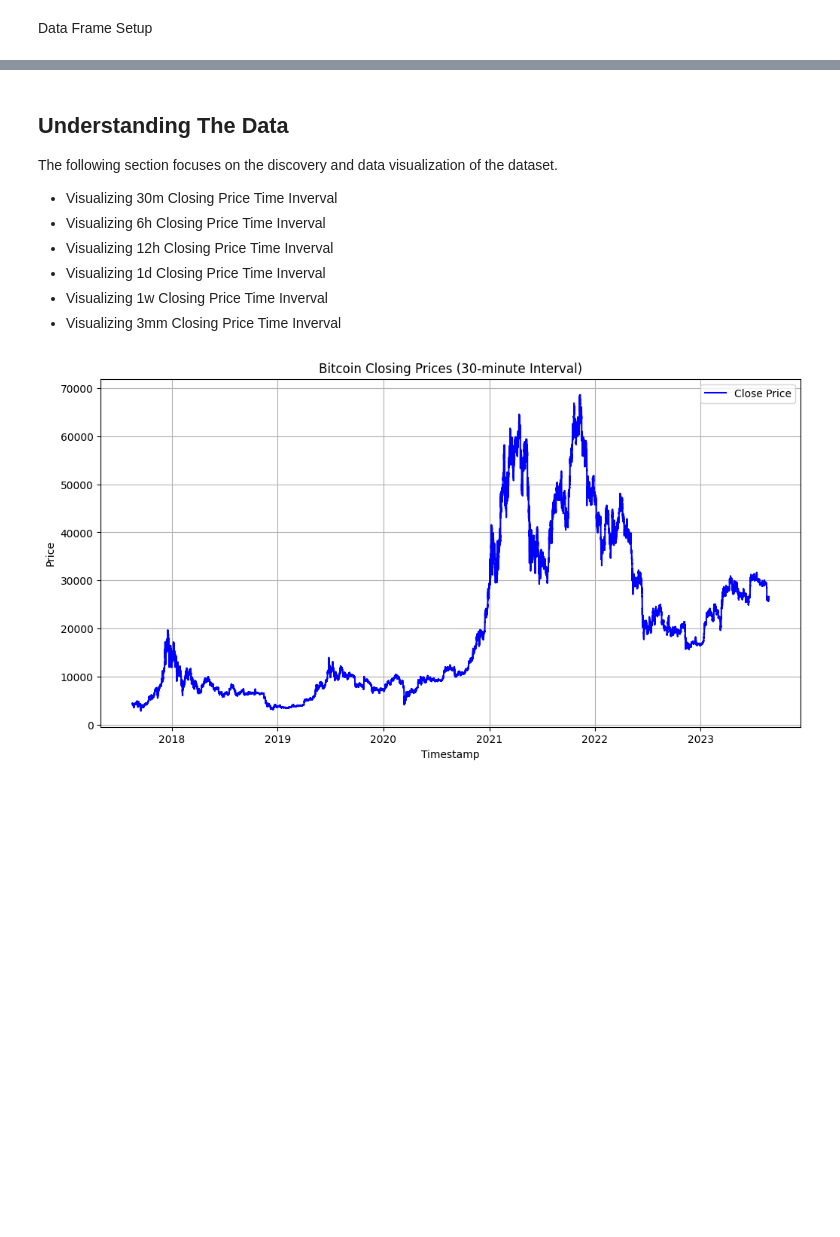
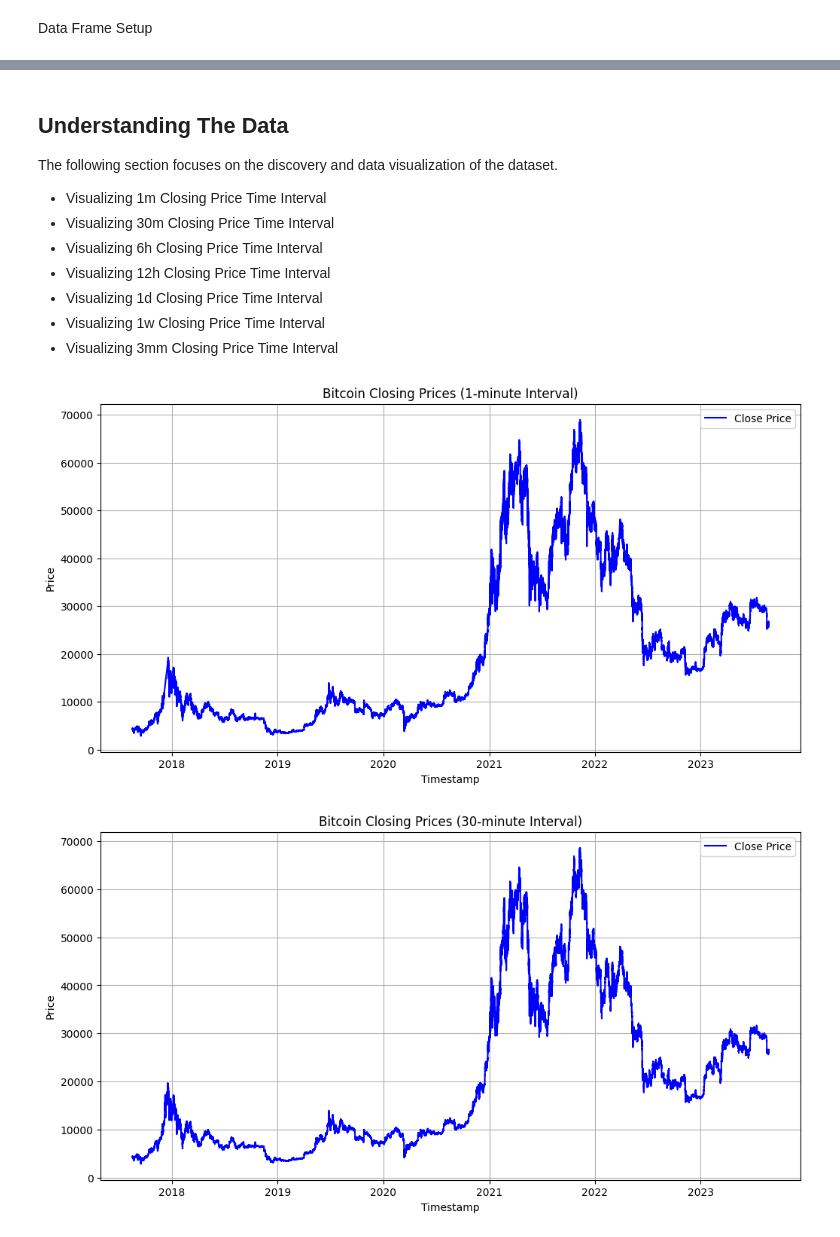
Before and after one commit to deeckn/bitcoin-predictions, a Jupyter notebook: main.ipynb, the cells around one changed output, grey strips where cells are left out. Saved outputs shown, nothing was run; the diff lists cells and outputs as text; code cells hidden in the pictures; blank space fills up the shorter version.

```diff
--- a/main.ipynb
+++ b/main.ipynb
@@ -38,12 +38,13 @@ btc_price_history.head()
 ## Understanding The Data
 The following section focuses on the discovery and data visualization of the dataset.
 
-- Visualizing 30m Closing Price Time Inverval
-- Visualizing 6h Closing Price Time Inverval
-- Visualizing 12h Closing Price Time Inverval
-- Visualizing 1d Closing Price Time Inverval
-- Visualizing 1w Closing Price Time Inverval
-- Visualizing 3mm Closing Price Time Inverval
+- Visualizing 1m Closing Price Time Interval
+- Visualizing 30m Closing Price Time Interval
+- Visualizing 6h Closing Price Time Interval
+- Visualizing 12h Closing Price Time Interval
+- Visualizing 1d Closing Price Time Interval
+- Visualizing 1w Closing Price Time Interval
+- Visualizing 3mm Closing Price Time Interval
 # %%
 def plot_price_history(title, price_history):
     plt.figure(figsize=(12, 6))
@@ -54,6 +55,25 @@ def plot_price_history(title, price_history):
     plt.legend()
     plt.grid(True)
     plt.show()
+# %%
+interval_data_1m = btc_price_history["1m"]
+
+open_timestamps_1m = pd.to_datetime(interval_data_1m["ot"], unit='ms')
+close_timestamps_1m = pd.to_datetime(interval_data_1m["ct"], unit='ms')
+
+interval_df_1m = pd.DataFrame({
+    "OpenTimestamp": open_timestamps_1m,
+    "CloseTimestamp": close_timestamps_1m,
+    "OpenPrice": interval_data_1m["o"],
+    "HighPrice": interval_data_1m["h"],
+    "LowPrice": interval_data_1m["l"],
+    "ClosePrice": interval_data_1m["c"],
+    "Volume": interval_data_1m["v"]
+})
+
+plot_price_history("Bitcoin Closing Prices (1-minute Interval)", interval_df_1m)
+# %% [output]
+[figure, added]
 # %%
 interval_data_30m = btc_price_history["30m"]
 
```
Also changed, not shown: parts of 7 cells of this notebook, 3 other files.
